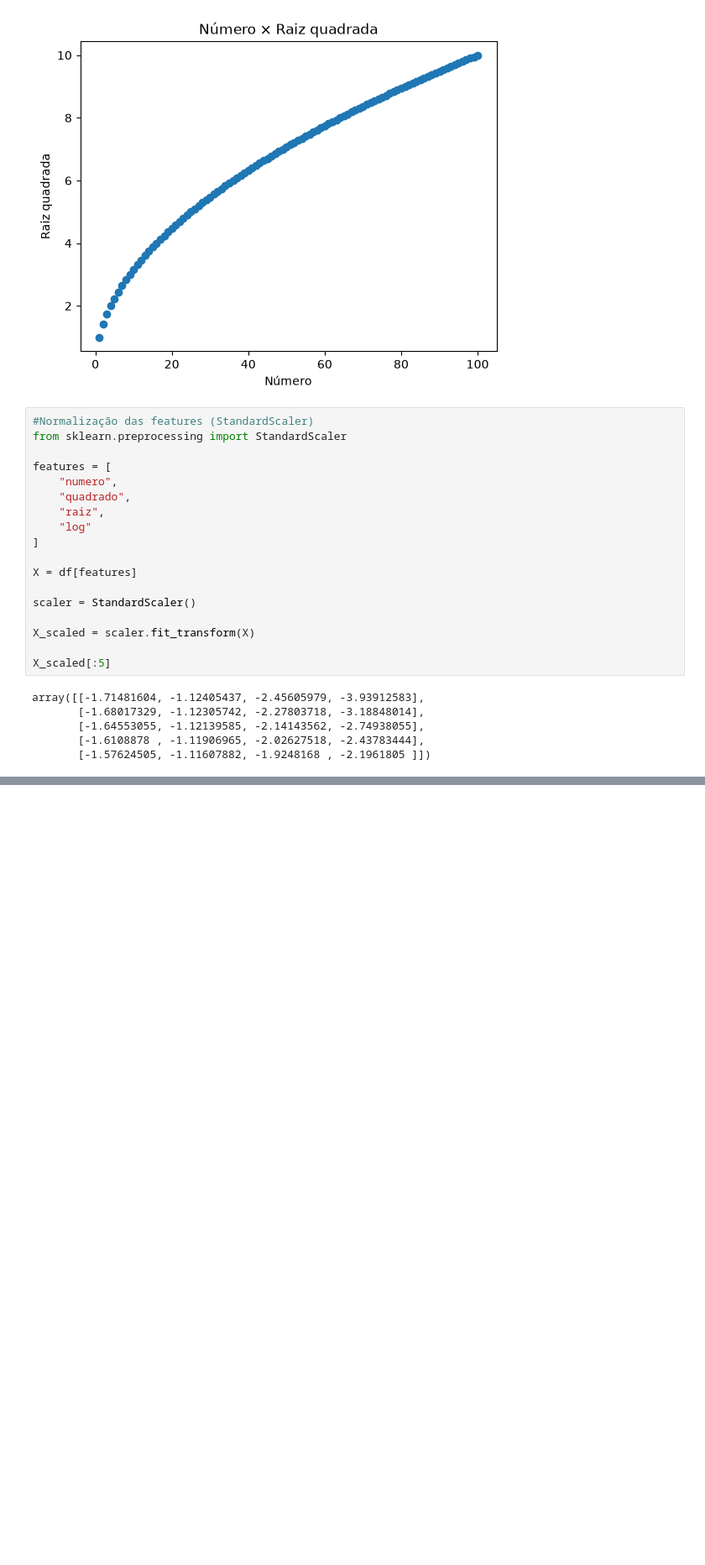
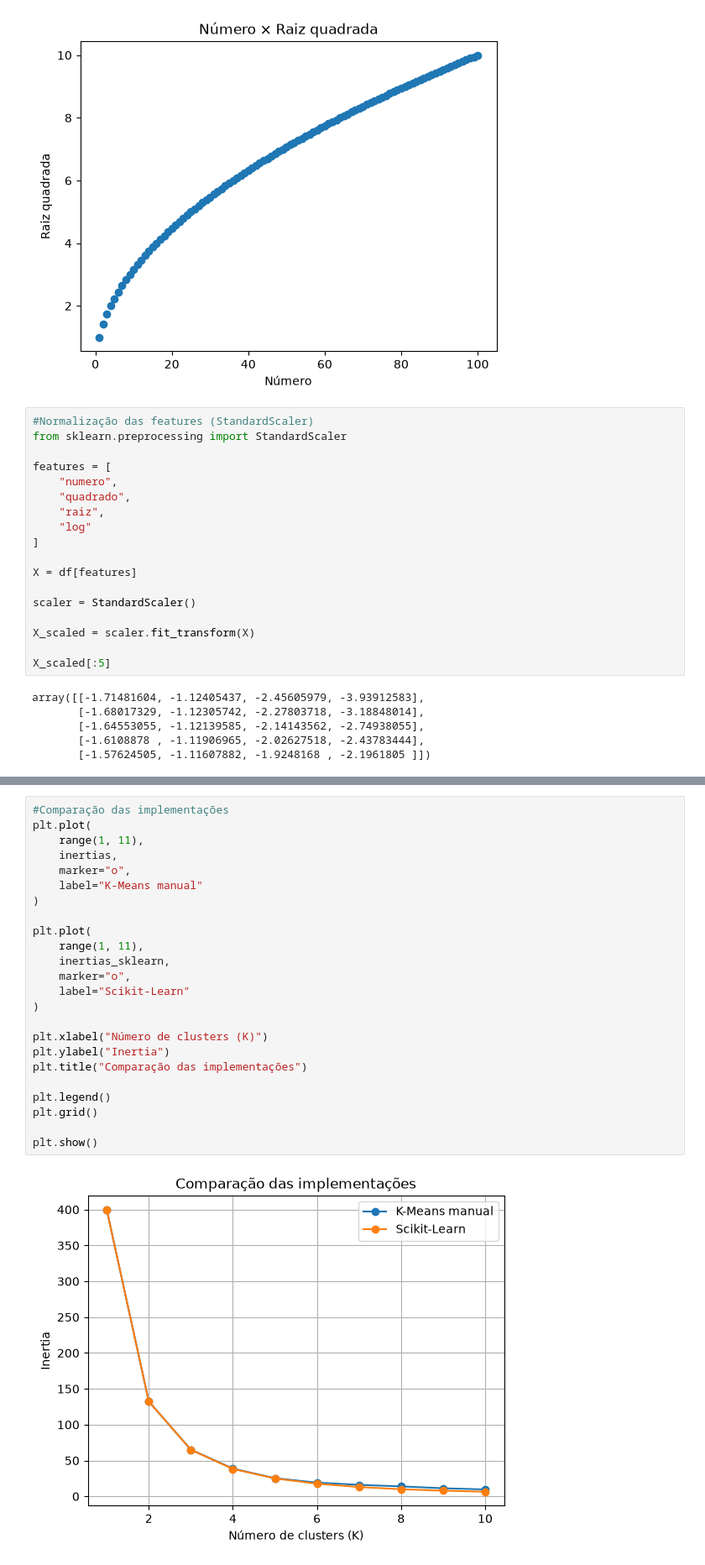
Before and after one commit to pedrohenriq1919-prog/kmeans-matematica, a Jupyter notebook: notebooks/kmeans_matematica.ipynb, the cells around one changed output, grey strips where cells are left out. Shown at 84% size. Drawn from its saved outputs; the diff is of its cells as text; blank space fills up the shorter version.

```diff
--- a/notebooks/kmeans_matematica.ipynb
+++ b/notebooks/kmeans_matematica.ipynb
@@ -113,0 +325,26 @@ distancia(a, b)
+# %%
+#Comparação das implementações
+plt.plot(
+    range(1, 11),
+    inertias,
+    marker="o",
+    label="K-Means manual"
+)
+
+plt.plot(
+    range(1, 11),
+    inertias_sklearn,
+    marker="o",
+    label="Scikit-Learn"
+)
+
+plt.xlabel("Número de clusters (K)")
+plt.ylabel("Inertia")
+plt.title("Comparação das implementações")
+
+plt.legend()
+plt.grid()
+
+plt.show()
+# %% [output]
+[figure, added]
```
Also changed, not shown: parts of 10 cells of this notebook.
